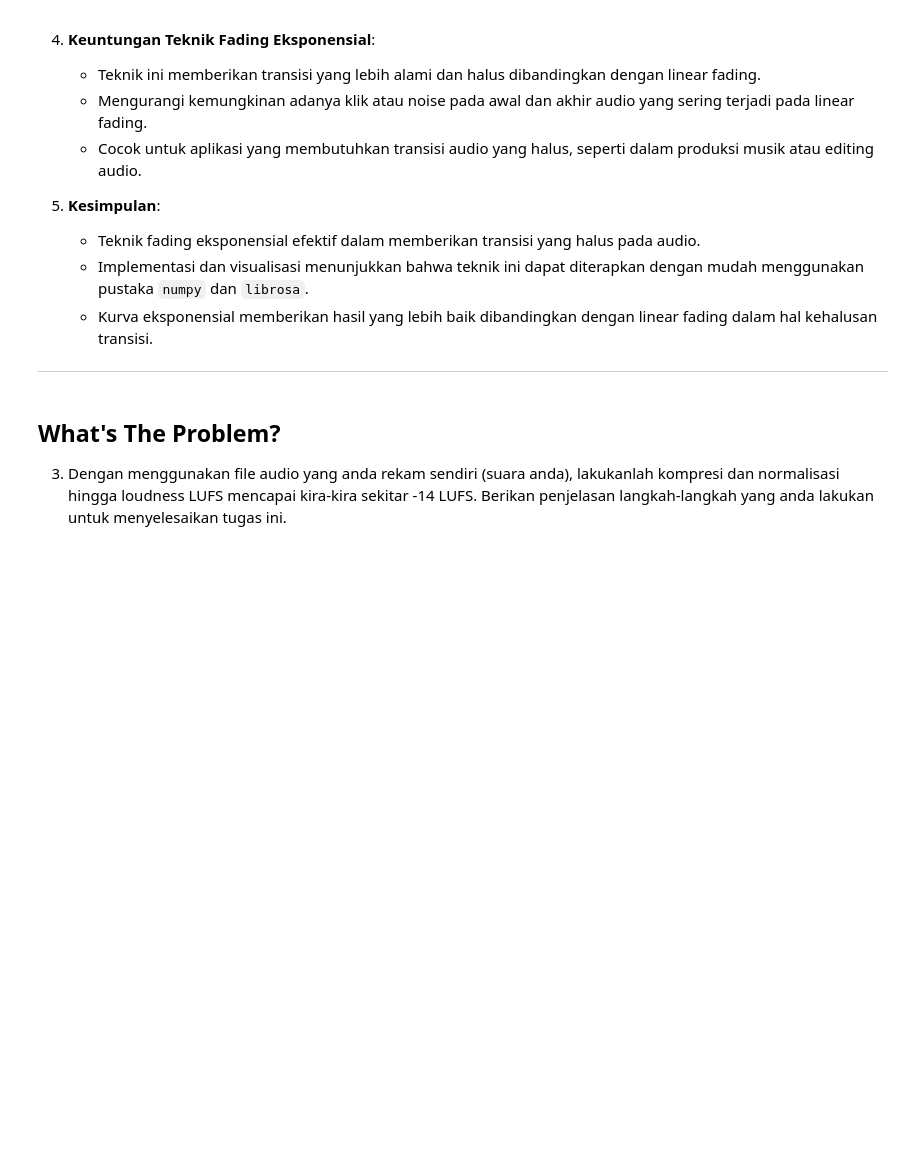
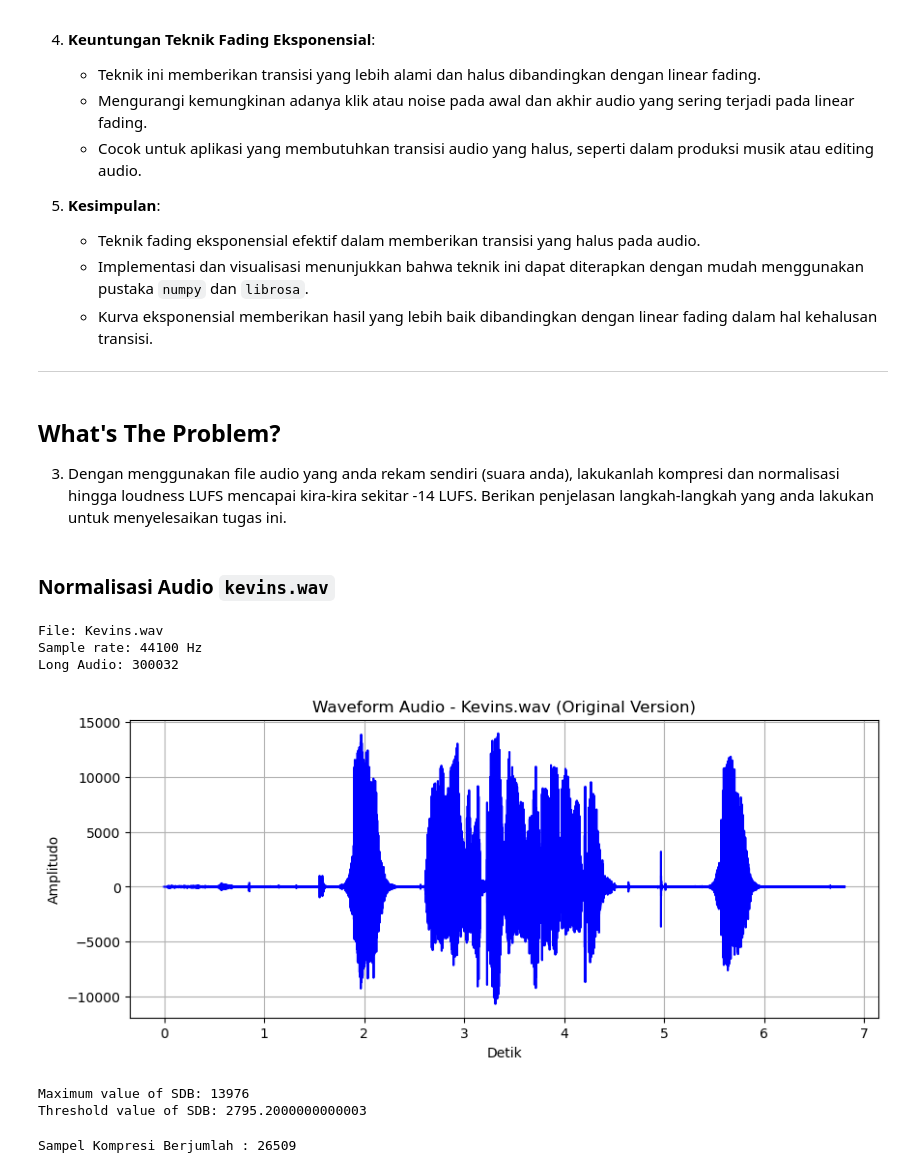
Before and after one commit to kevinsimorangkir21/Digital-Signal-Processing, a Jupyter notebook: 121140150_HO 1.ipynb, the cells around one changed output. Drawn from its saved outputs; the diff is of its cells as text; code cells hidden in the pictures; blank space fills up the shorter version.

```diff
--- a/121140150_HO 1.ipynb
+++ b/121140150_HO 1.ipynb
@@ -738,8 +738,10 @@ Pada tahap ini, kita telah mengimplementasikan teknik fading eksponensial pada a
 # %% [markdown]
 ## What's The Problem?
 3. Dengan menggunakan file audio yang anda rekam sendiri (suara anda), lakukanlah kompresi dan normalisasi hingga loudness LUFS mencapai kira-kira sekitar -14 LUFS. Berikan penjelasan langkah-langkah yang anda lakukan untuk menyelesaikan tugas ini.
+# %% [markdown]
+### Normalisasi Audio `kevins.wav`
 # %%
-audio_data3 = os.path.join(os.getcwd(), "Audio", "Brrbbrbrb.wav")  # Load audio file
+audio_data3 = os.path.join(os.getcwd(), "Audio", "Kevins.wav")  # Load audio file
 
 with wave.open(audio_data3, "r") as audio_wave:  # Open audio file
     audio_width = audio_wave.getsampwidth()  # Get sample width
@@ -748,3 +750,39 @@ with wave.open(audio_data3, "r") as audio_wave:  # Open audio file
     file_data = np.frombuffer(audio_frames, dtype="int16")  # Convert frames to numpy array
     sample_rate = audio_wave.getframerate()  # Get sample rate
     channels = audio_wave.getnchannels()  # Get number of channels
+# %%
+print(f"File: {os.path.basename(audio_data3)}")
+print(f"Sample rate: {sample_rate} Hz")  # Display sample rate
+print(f"Long Audio: {audio_sample}")  # Display number of channels
+# %% [output]
+File: Kevins.wav
+Sample rate: 44100 Hz
+Long Audio: 300032
+# %%
+sumbu_waktu = np.linspace(0, audio_sample / sample_rate, audio_sample)  # Get time axis
+plt.figure(figsize=(10, 4))  # Create plot
+plt.plot(sumbu_waktu, file_data, color="blue")  # Plot audio data
+plt.title(f"Waveform Audio - {os.path.basename(audio_data3)} (Original Version)")  # Title plot
+plt.xlabel("Detik")  # Label x
+plt.ylabel("Amplitudo")  # Label y
+plt.grid()  # Add grid
+plt.show()  # Menampilkan plot
+# %% [output]
+[figure, added]
+# %%
+# Calculate the maximum value and threshold
+max_value = np.max(np.abs(file_data))
+threshold = 0.2 * max_value
+
+# Print the values
+print(f"Maximum value of SDB: {max_value}")
+print(f"Threshold value of SDB: {threshold}")
+# %% [output]
+Maximum value of SDB: 13976
+Threshold value of SDB: 2795.2000000000003
+# %%
+compressed_audio = np.copy(file_data)  # Copy the audio data
+mask_audio = np.abs(compressed_audio) > threshold  # Create a mask for values below the threshold
+print(f"Sampel Kompresi Berjumlah : {np.sum(mask_audio)}")  # Print the number of samples to be compressed
+# %% [output]
+Sampel Kompresi Berjumlah : 26509
```
Also changed, not shown: parts of 5 cells of this notebook, 3 other files.
